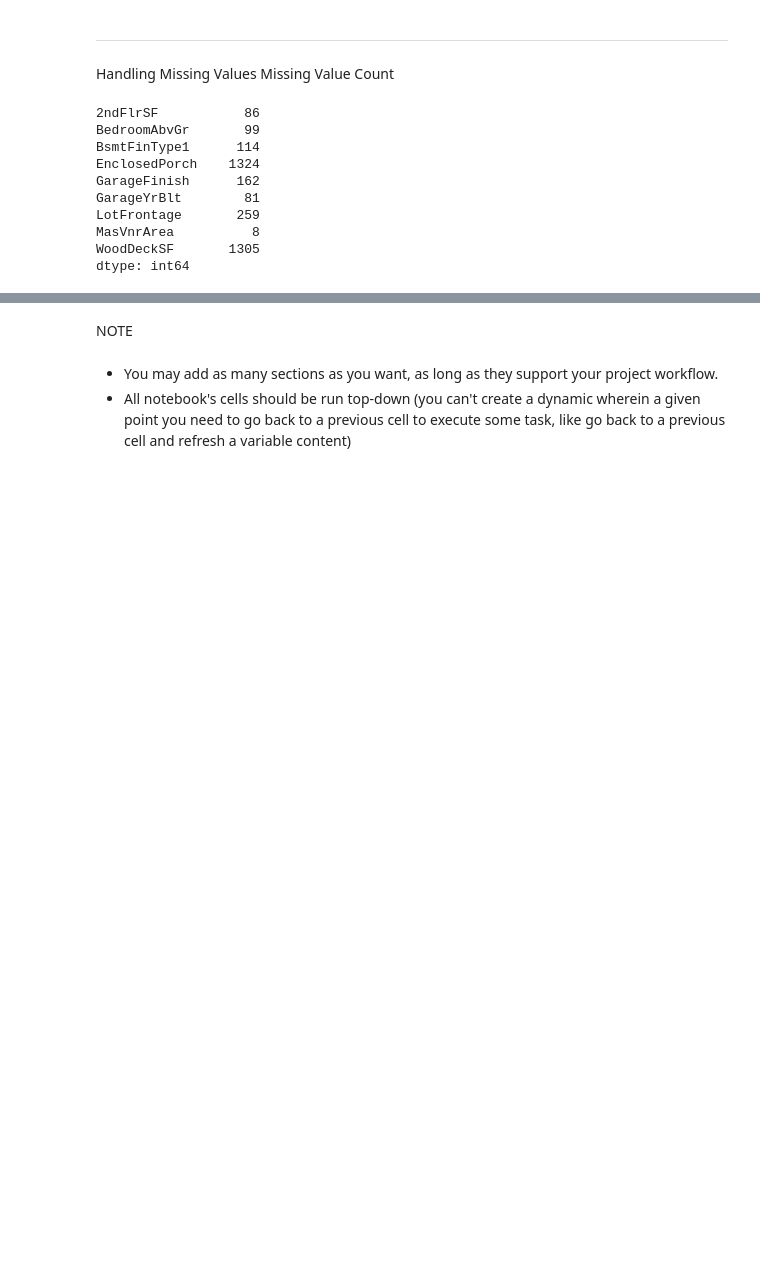
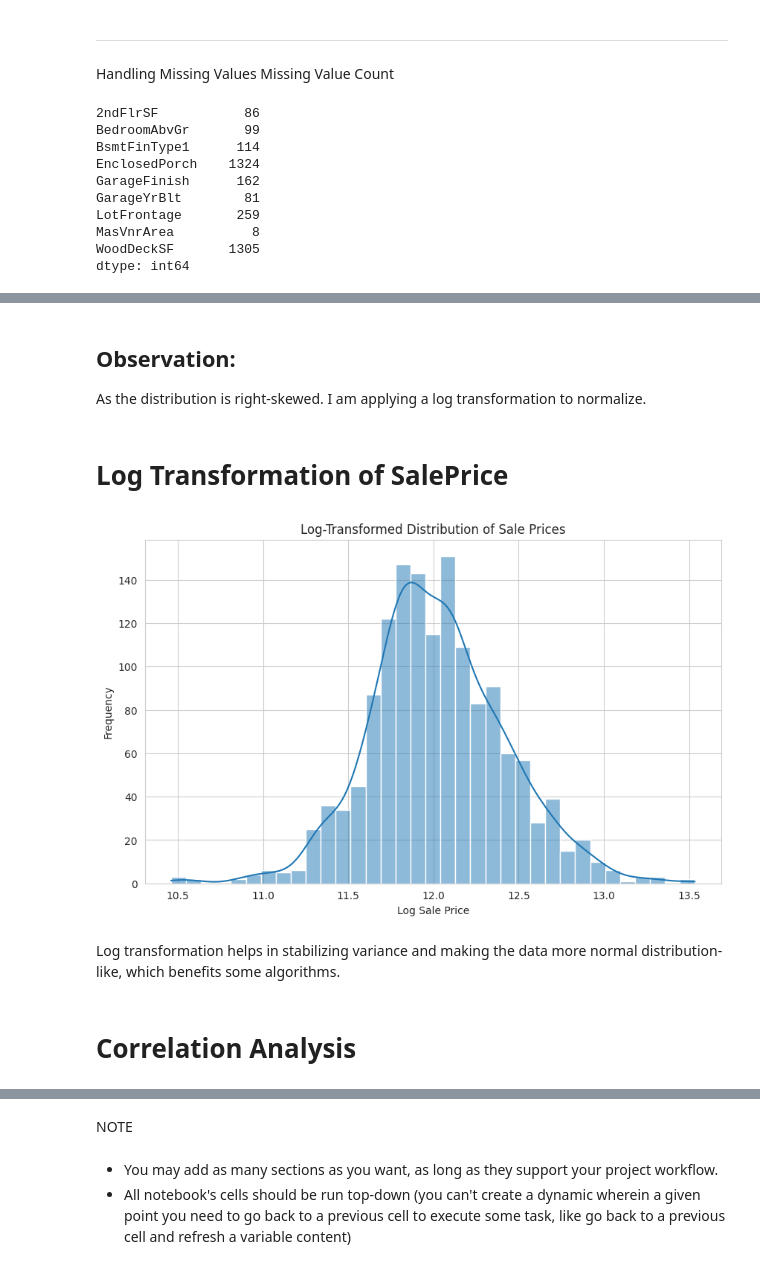
Before and after one commit to johnfurlong98/house_price_project, a Jupyter notebook: jupyter_notebooks/Notebook_Template.ipynb, the cells around one changed output, grey strips where cells are left out. Cells and saved outputs as stored; diff of their text form; code cells hidden in the pictures; blank space fills up the shorter version.

```diff
--- a/jupyter_notebooks/Notebook_Template.ipynb
+++ b/jupyter_notebooks/Notebook_Template.ipynb
@@ -151,0 +175,23 @@ dtype: int64
+# %% [markdown]
+## Observation:
+
+As the distribution is right-skewed. I am applying a log transformation to normalize.
+# %% [markdown]
+# Log Transformation of SalePrice
+# %%
+# Apply log transformation
+house_data['SalePrice_Log'] = np.log1p(house_data['SalePrice'])
+
+# Plot the transformed distribution
+plt.figure(figsize=(10, 6))
+sns.histplot(house_data['SalePrice_Log'], kde=True)
+plt.title('Log-Transformed Distribution of Sale Prices')
+plt.xlabel('Log Sale Price')
+plt.ylabel('Frequency')
+plt.show()
+# %% [output]
+[figure, added]
+# %% [markdown]
+Log transformation helps in stabilizing variance and making the data more normal distribution-like, which benefits some algorithms.
+# %% [markdown]
+# Correlation Analysis
```
Also changed, not shown: parts of 11 cells of this notebook.
